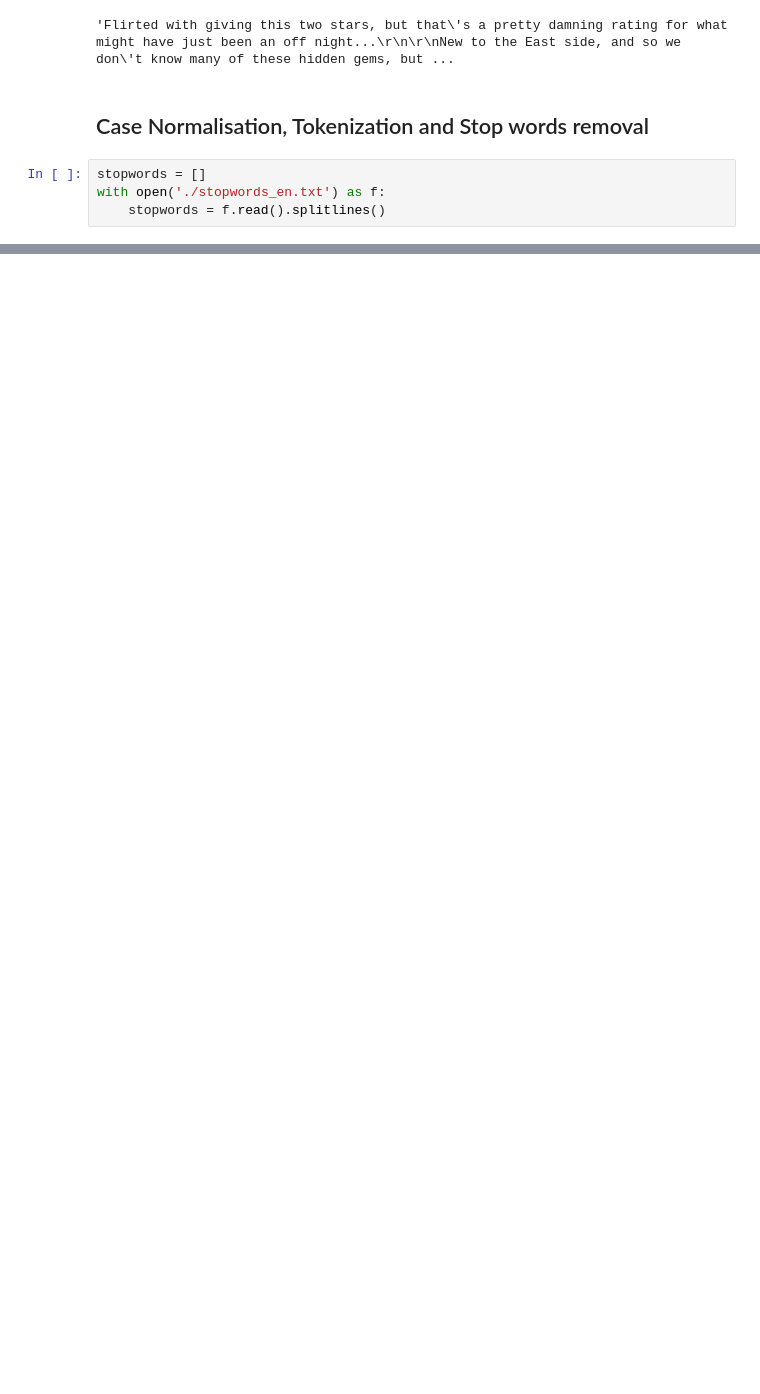
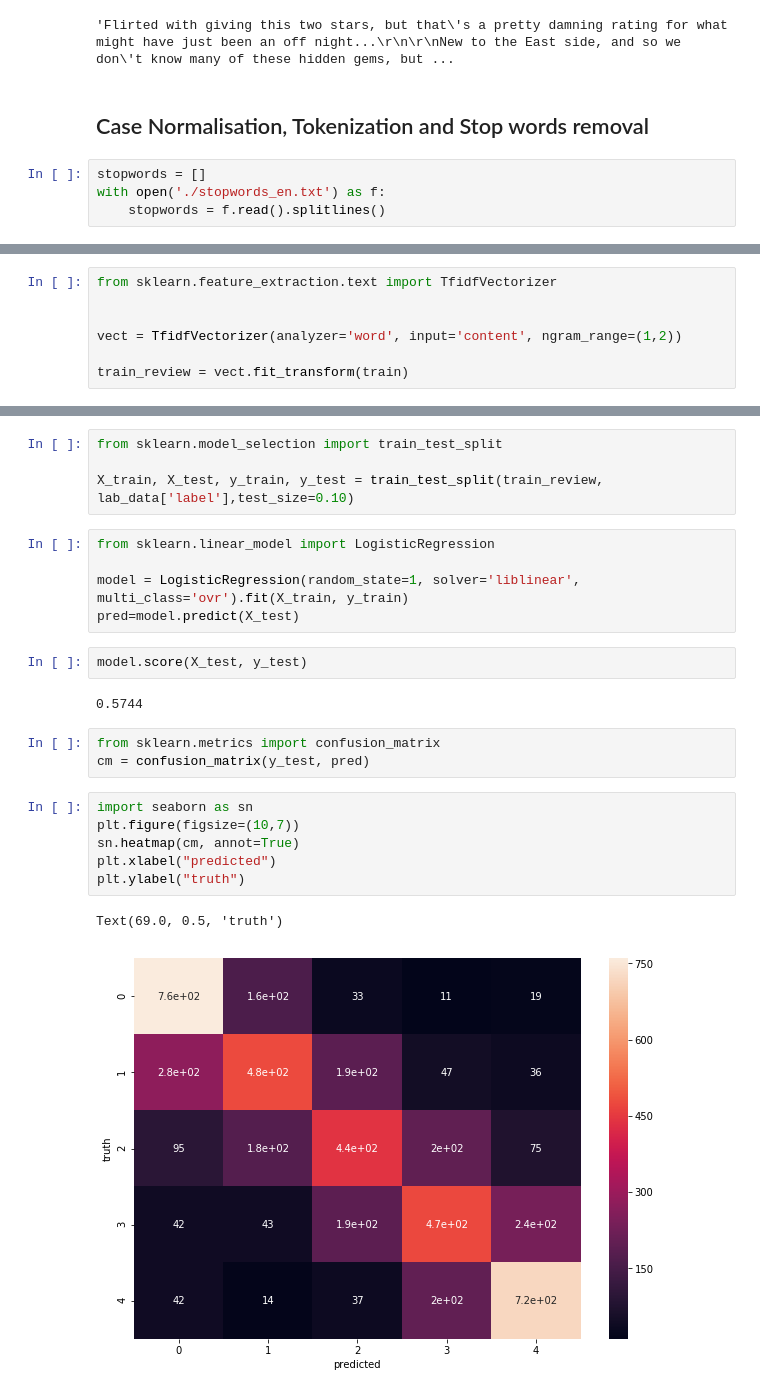
Before and after one commit to pradnyaalc/Sentiment_analysis, a Jupyter notebook: Ass2_case_tokens_stopwords.ipynb, the cells around one changed output, grey strips where cells are left out. Drawn from its saved outputs; the diff is of its cells as text; blank space fills up the shorter version.

Commit message:
added logistic model and word2vec in progress

```diff
--- a/Ass2_case_tokens_stopwords.ipynb
+++ b/Ass2_case_tokens_stopwords.ipynb
@@ -42,0 +57,7 @@ print(tokenized_reuters)
+# %%
+from sklearn.feature_extraction.text import TfidfVectorizer
+
+
+vect = TfidfVectorizer(analyzer='word', input='content', ngram_range=(1,2))
+
+train_review = vect.fit_transform(train)
@@ -42,0 +76,25 @@ print(tokenized_reuters)
+# %%
+from sklearn.model_selection import train_test_split
+
+X_train, X_test, y_train, y_test = train_test_split(train_review, lab_data['label'],test_size=0.10)
+# %%
+from sklearn.linear_model import LogisticRegression
+
+model = LogisticRegression(random_state=1, solver='liblinear', multi_class='ovr').fit(X_train, y_train)
+pred=model.predict(X_test)
+# %%
+model.score(X_test, y_test)
+# %% [output]
+0.5744
+# %%
+from sklearn.metrics import confusion_matrix
+cm = confusion_matrix(y_test, pred)
+# %%
+import seaborn as sn
+plt.figure(figsize=(10,7))
+sn.heatmap(cm, annot=True)
+plt.xlabel("predicted")
+plt.ylabel("truth")
+# %% [output]
+Text(69.0, 0.5, 'truth')
+[figure, added]
```
Also changed, not shown: parts of 25 cells of this notebook, 1 other file.
